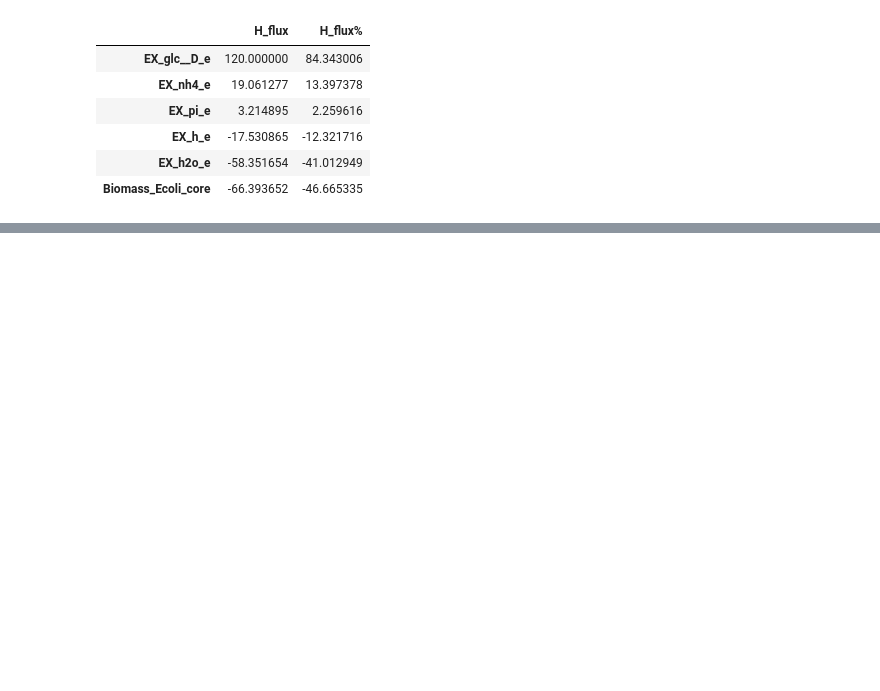
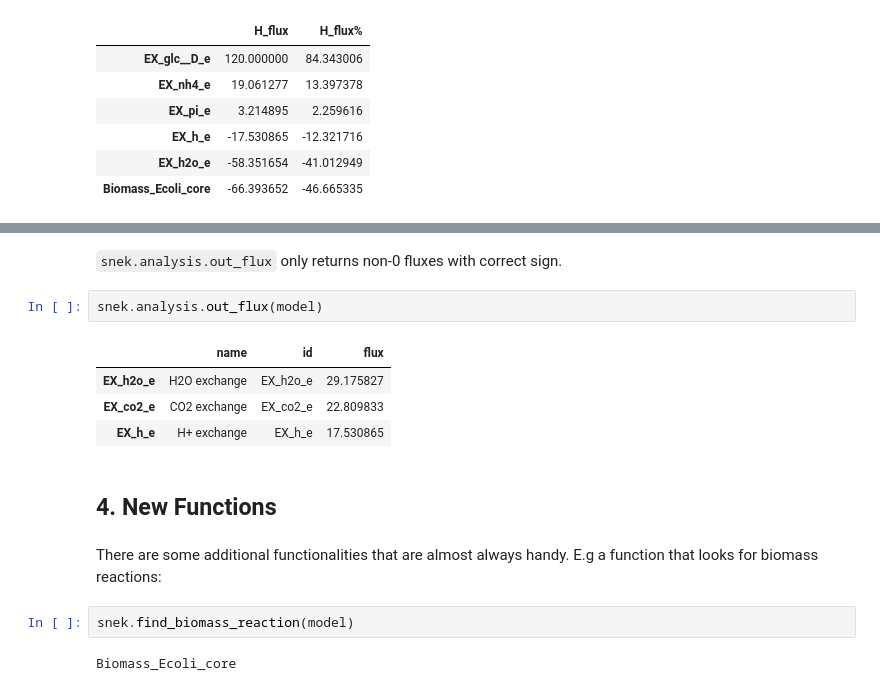
Before and after one commit to Gotsmy/snek, a Jupyter notebook: docs/source/data/demo.ipynb, the cells around one changed output, grey strips where cells are left out. Cells and saved outputs as stored; diff of their text form; blank space fills up the shorter version.

```diff
--- a/docs/source/data/demo.ipynb
+++ b/docs/source/data/demo.ipynb
@@ -197,0 +252,17 @@ snek.elements.element_fluxes(model,'H')
+# %% [markdown]
+``snek.analysis.out_flux`` only returns non-0 fluxes with correct sign.
+# %%
+snek.analysis.out_flux(model)
+# %% [output]
+|  | name | id | flux |
+| EX_h2o_e | H2O exchange | EX_h2o_e | 29.175827 |
+| EX_co2_e | CO2 exchange | EX_co2_e | 22.809833 |
+| EX_h_e | H+ exchange | EX_h_e | 17.530865 |
+# %% [markdown]
+## 4. New Functions
+# %% [markdown]
+There are some additional functionalities that are almost always handy. E.g a function that looks for biomass reactions:
+# %%
+snek.find_biomass_reaction(model)
+# %% [output]
+Biomass_Ecoli_core
```
Also changed, not shown: parts of 15 cells of this notebook.
